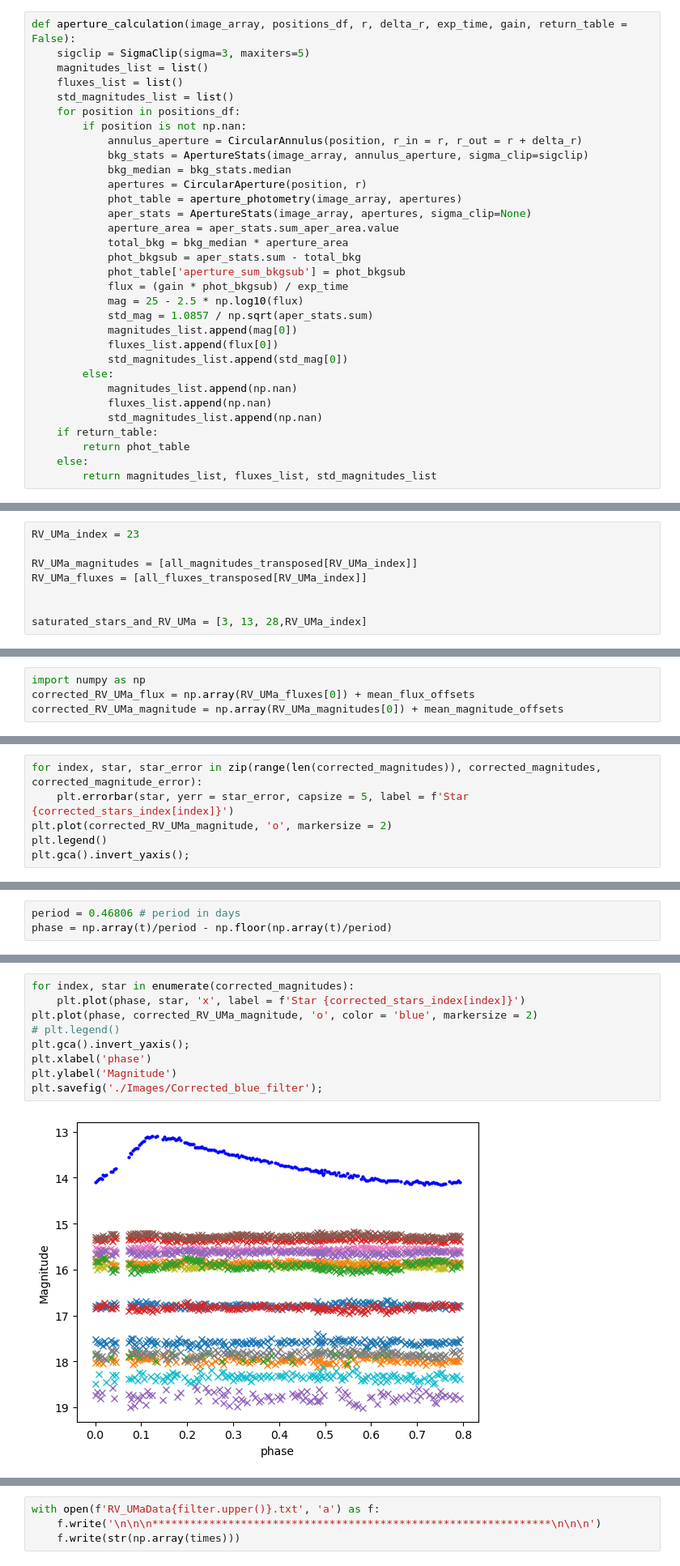
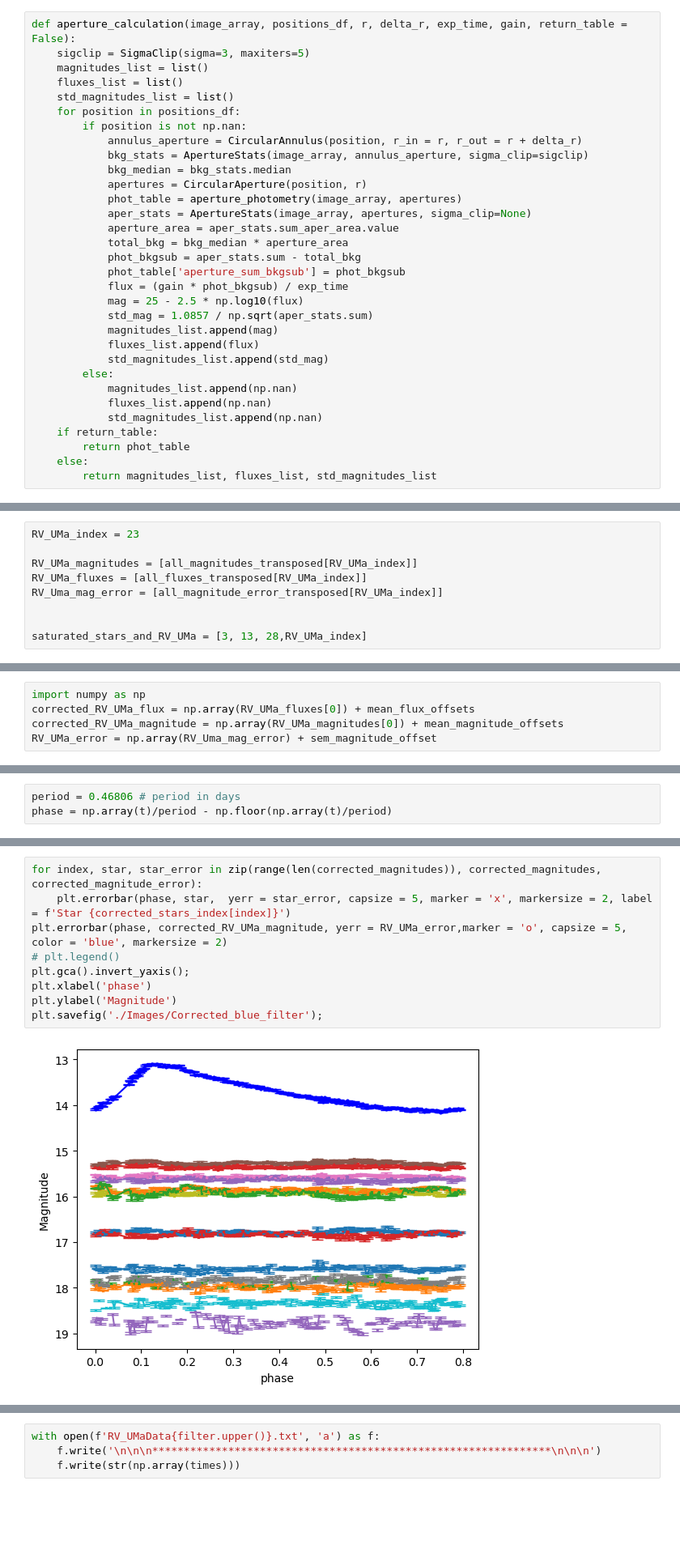
Before and after one commit to npi2015/Mphys-project, a Jupyter notebook: Notebooks/all_RV_UMa_nights_Blue.ipynb, the cells around one changed output, grey strips where cells are left out. Shown at 81% size. Drawn from its saved outputs; the diff is of its cells as text; blank space fills up the shorter version.

Commit message:
Added error bars in blue filter

```diff
--- a/Notebooks/all_RV_UMa_nights_Blue.ipynb
+++ b/Notebooks/all_RV_UMa_nights_Blue.ipynb
@@ -177,9 +177,9 @@ def aperture_calculation(image_array, positions_df, r, delta_r, exp_time, gain,
             flux = (gain * phot_bkgsub) / exp_time
             mag = 25 - 2.5 * np.log10(flux)
             std_mag = 1.0857 / np.sqrt(aper_stats.sum)
-            magnitudes_list.append(mag[0])
-            fluxes_list.append(flux[0])
-            std_magnitudes_list.append(std_mag[0])
+            magnitudes_list.append(mag)
+            fluxes_list.append(flux)
+            std_magnitudes_list.append(std_mag)
         else:
             magnitudes_list.append(np.nan)
             fluxes_list.append(np.nan)
@@ -312,6 +312,7 @@ RV_UMa_index = 23
 
 RV_UMa_magnitudes = [all_magnitudes_transposed[RV_UMa_index]]
 RV_UMa_fluxes = [all_fluxes_transposed[RV_UMa_index]]
+RV_Uma_mag_error = [all_magnitude_error_transposed[RV_UMa_index]]
 
 
 saturated_stars_and_RV_UMa = [3, 13, 28,RV_UMa_index]
@@ -400,6 +401,7 @@ sem_magnitude_offset = np.nanmean(all_magnitude_offset_errors_standard_stars, ax
 import numpy as np
 corrected_RV_UMa_flux = np.array(RV_UMa_fluxes[0]) + mean_flux_offsets
 corrected_RV_UMa_magnitude = np.array(RV_UMa_magnitudes[0]) + mean_magnitude_offsets
+RV_UMa_error = np.array(RV_Uma_mag_error) + sem_magnitude_offset
 # %% [markdown]
 # Plots
 # %%
@@ -410,9 +412,3 @@ for star in magnitude_list_standard_stars:
 
 for star_error in error_list_standard_stars:
     corrected_magnitude_error.append(np.array(star_error) + sem_magnitude_offset)
-# %%
-for index, star, star_error in zip(range(len(corrected_magnitudes)), corrected_magnitudes, corrected_magnitude_error):
-    plt.errorbar(star, yerr = star_error, capsize = 5, label = f'Star {corrected_stars_index[index]}')
-plt.plot(corrected_RV_UMa_magnitude, 'o', markersize = 2)
-plt.legend()
-plt.gca().invert_yaxis();
@@ -479,14 +493,14 @@ phase = np.array(t)/period - np.floor(np.array(t)/period)
 # %%
-for index, star in enumerate(corrected_magnitudes):
-    plt.plot(phase, star, 'x', label = f'Star {corrected_stars_index[index]}')
-plt.plot(phase, corrected_RV_UMa_magnitude, 'o', color = 'blue', markersize = 2)
+for index, star, star_error in zip(range(len(corrected_magnitudes)), corrected_magnitudes, corrected_magnitude_error):
+    plt.errorbar(phase, star,  yerr = star_error, capsize = 5, marker = 'x', markersize = 2, label = f'Star {corrected_stars_index[index]}')
+plt.errorbar(phase, corrected_RV_UMa_magnitude, yerr = RV_UMa_error,marker = 'o', capsize = 5,  color = 'blue', markersize = 2)
 # plt.legend()
 plt.gca().invert_yaxis();
 plt.xlabel('phase')
 plt.ylabel('Magnitude')
 plt.savefig('./Images/Corrected_blue_filter');
 # %% [output]
-[figure, old version]
+[figure, new version]
 # %%
 for star in magnitude_list_standard_stars:
     plt.plot(phase, star, 'x')
```
Also changed, not shown: parts of 4 cells of this notebook, 1 other file.
